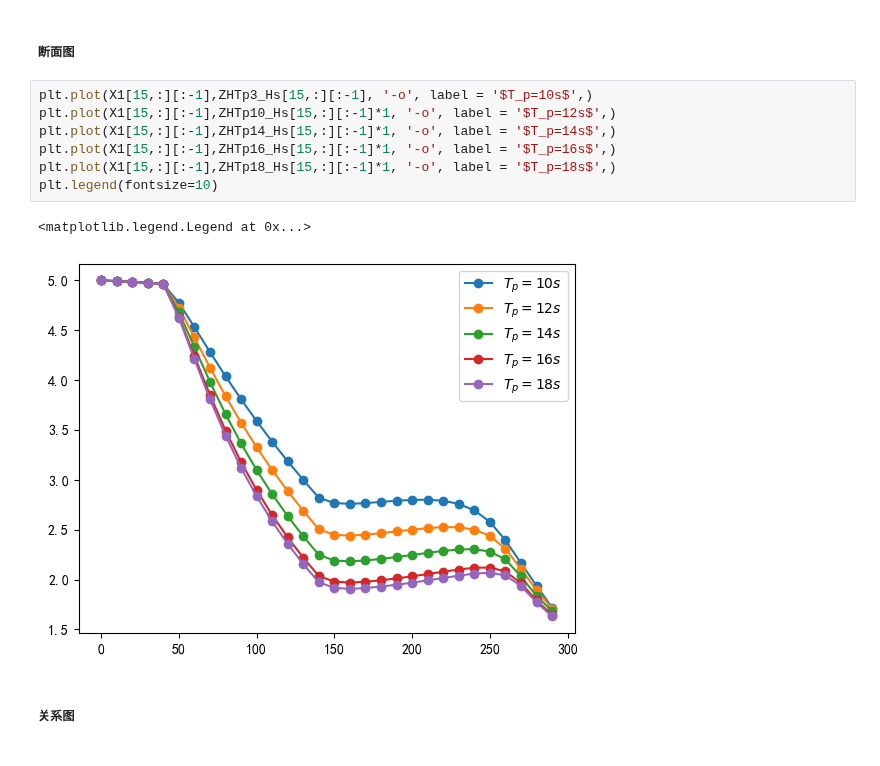
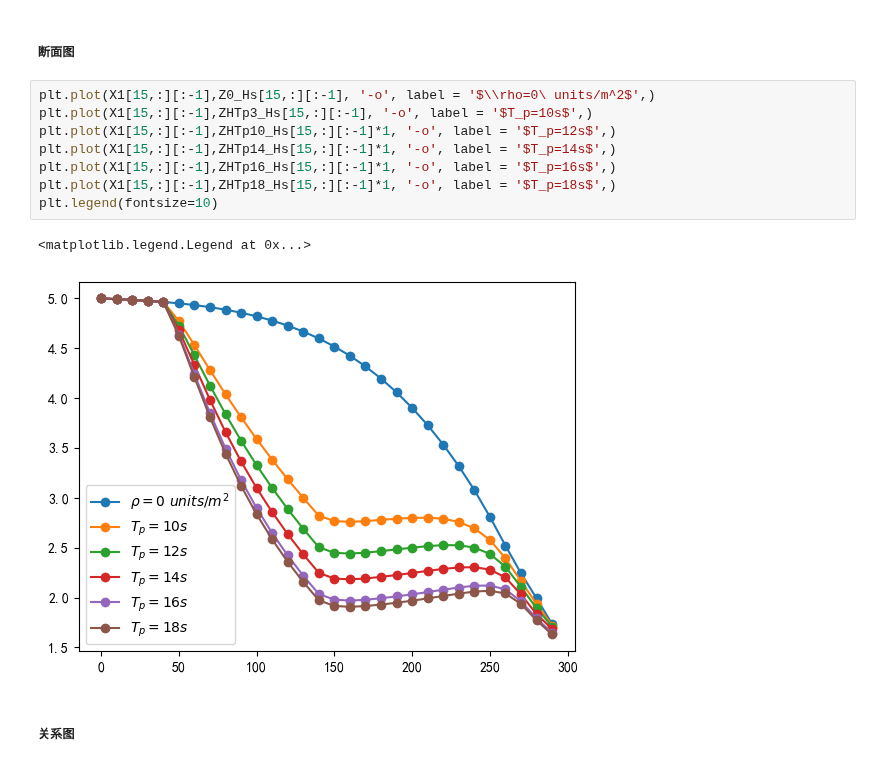
Before and after one commit to jackyvava/CodeWaveVegetation, a Jupyter notebook: code.ipynb, the cells around one changed output. Drawn from its saved outputs; the diff is of its cells as text.

```diff
--- a/code.ipynb
+++ b/code.ipynb
@@ -1948,15 +1948,16 @@ plt.colorbar(extend='max')
 # %% [markdown]
 ##### 断面图
 # %%
+plt.plot(X1[15,:][:-1],Z0_Hs[15,:][:-1], '-o', label = '$\\rho=0\ units/m^2$',)
 plt.plot(X1[15,:][:-1],ZHTp3_Hs[15,:][:-1], '-o', label = '$T_p=10s$',)
 plt.plot(X1[15,:][:-1],ZHTp10_Hs[15,:][:-1]*1, '-o', label = '$T_p=12s$',)
 plt.plot(X1[15,:][:-1],ZHTp14_Hs[15,:][:-1]*1, '-o', label = '$T_p=14s$',)
 plt.plot(X1[15,:][:-1],ZHTp16_Hs[15,:][:-1]*1, '-o', label = '$T_p=16s$',)
 plt.plot(X1[15,:][:-1],ZHTp18_Hs[15,:][:-1]*1, '-o', label = '$T_p=18s$',)
 plt.legend(fontsize=10)
 # %% [output]
 <matplotlib.legend.Legend at 0x...>
-[figure, old version]
+[figure, new version]
 # %% [markdown]
 ##### 关系图
 # %%
```
Also changed, not shown: parts of 3 cells of this notebook.
